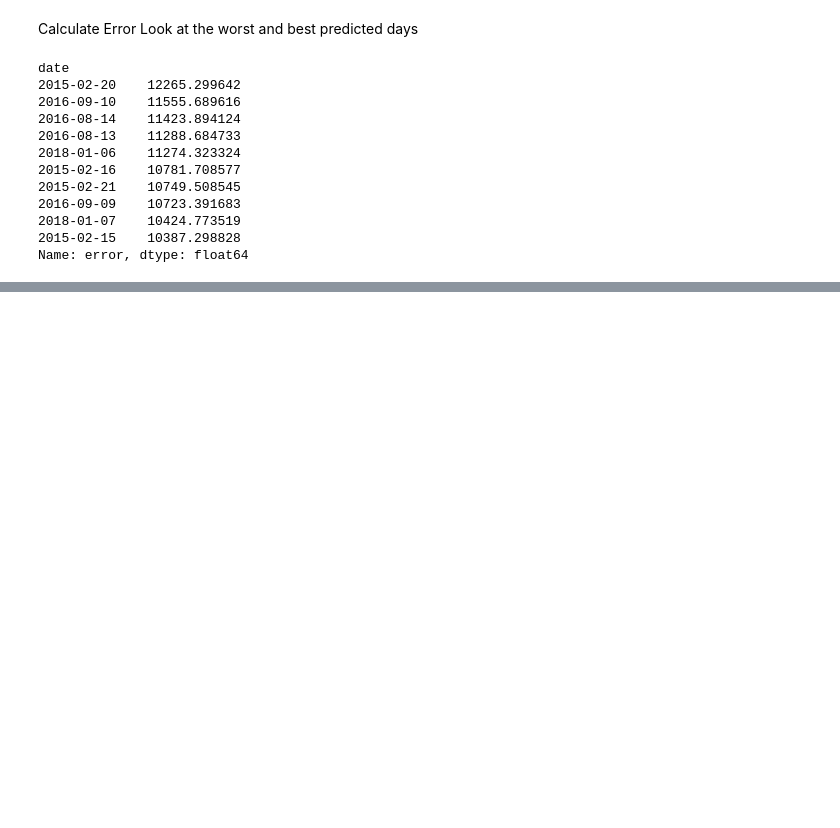
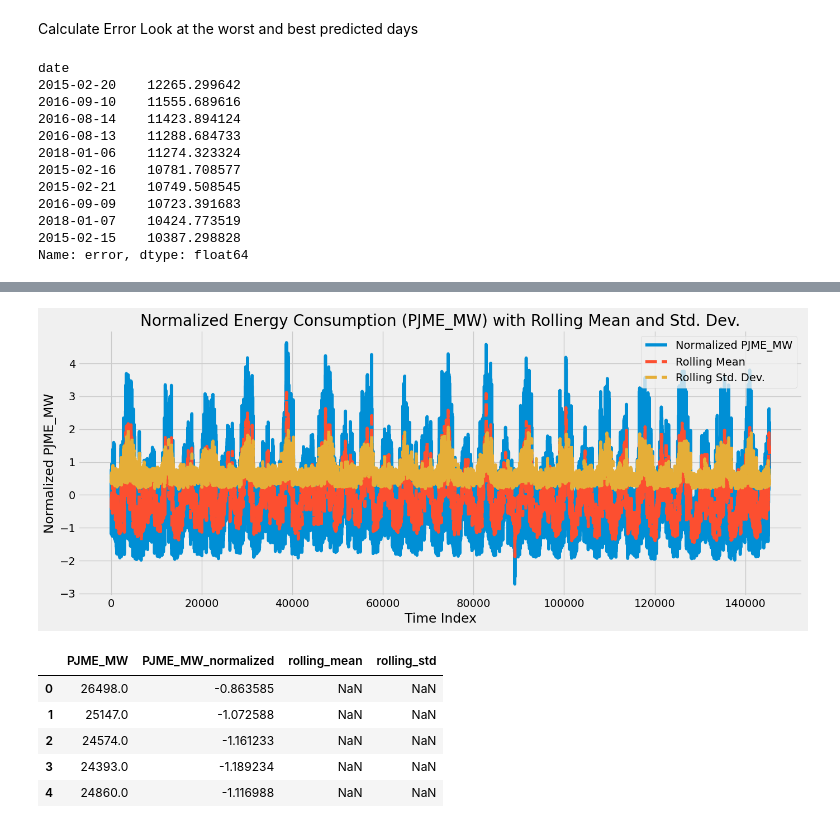
Before and after one commit to ScientificArchisman/FeynnLabsInternship, a Jupyter notebook: Project3/time-series-forecasting-with-machine-learning.ipynb, the cells around one changed output, grey strips where cells are left out. Cells and saved outputs as stored; diff of their text form; code cells hidden in the pictures; blank space fills up the shorter version.

```diff
--- a/Project3/time-series-forecasting-with-machine-learning.ipynb
+++ b/Project3/time-series-forecasting-with-machine-learning.ipynb
@@ -242,0 +427,32 @@ df
+# %%
+# Data Preprocessing: Z-Score Normalization
+data['PJME_MW_normalized'] = (data['PJME_MW'] - data['PJME_MW'].mean()) / data['PJME_MW'].std()
+
+# Feature Engineering: Rolling Mean and Rolling Standard Deviation
+window_size = 24  # Considering a window of 24 hours
+data['rolling_mean'] = data['PJME_MW_normalized'].rolling(window=window_size).mean()
+data['rolling_std'] = data['PJME_MW_normalized'].rolling(window=window_size).std()
+
+# Plotting the normalized data along with rolling mean and standard deviation
+plt.figure(figsize=(14, 6))
+plt.plot(data['PJME_MW_normalized'], label='Normalized PJME_MW')
+plt.plot(data['rolling_mean'], label='Rolling Mean', linestyle='--')
+plt.plot(data['rolling_std'], label='Rolling Std. Dev.', linestyle='--')
+plt.title('Normalized Energy Consumption (PJME_MW) with Rolling Mean and Std. Dev.')
+plt.xlabel('Time Index')
+plt.ylabel('Normalized PJME_MW')
+plt.legend()
+plt.grid(True)
+plt.tight_layout()
+plt.show()
+
+# Displaying a few rows of the updated data
+data[['PJME_MW', 'PJME_MW_normalized', 'rolling_mean', 'rolling_std']].head()
+# %% [output]
+[figure, added]
+|  | PJME_MW | PJME_MW_normalized | rolling_mean | rolling_std |
+| 0 | 26498.0 | -0.863585 | NaN | NaN |
+| 1 | 25147.0 | -1.072588 | NaN | NaN |
+| 2 | 24574.0 | -1.161233 | NaN | NaN |
+| 3 | 24393.0 | -1.189234 | NaN | NaN |
+| 4 | 24860.0 | -1.116988 | NaN | NaN |
```
Also changed, not shown: parts of 37 cells of this notebook, 21 other files.
